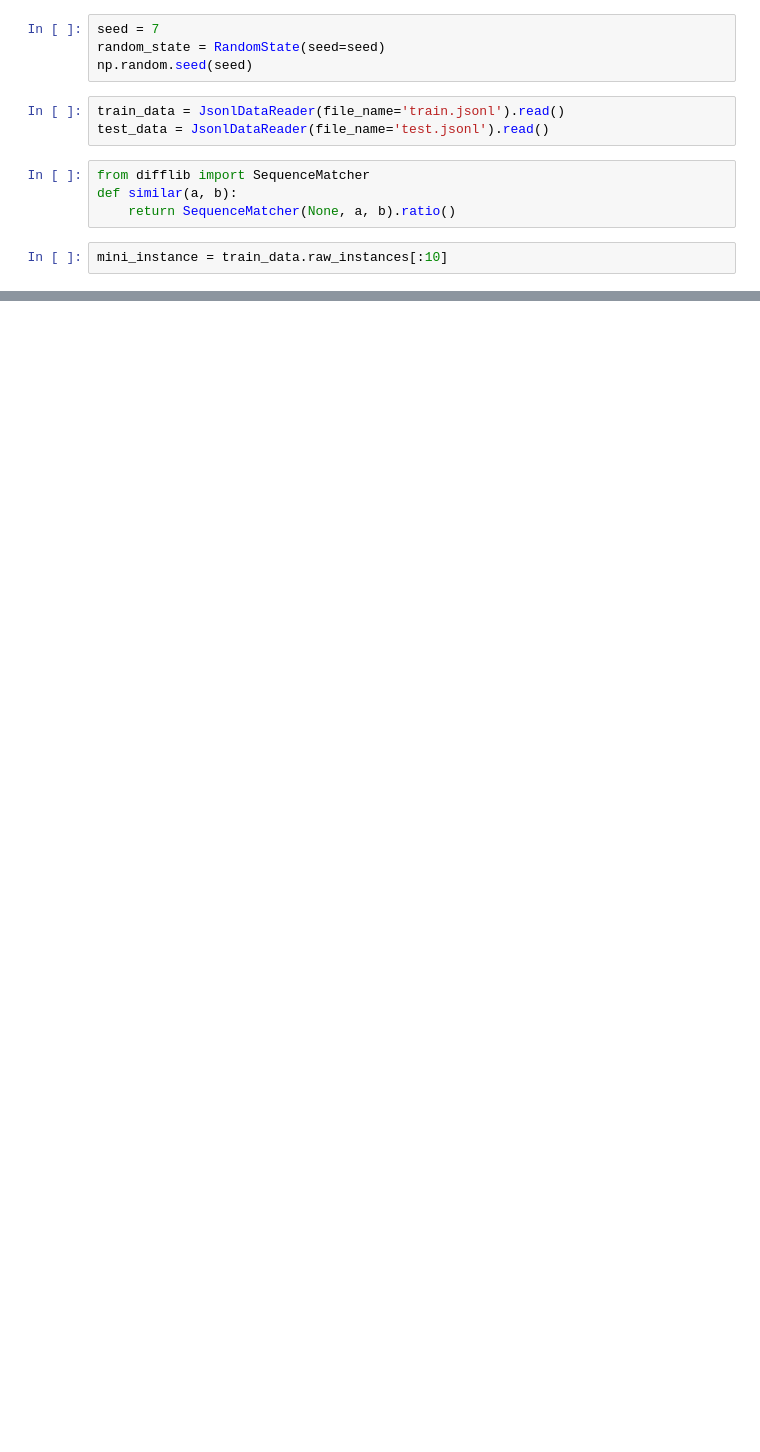
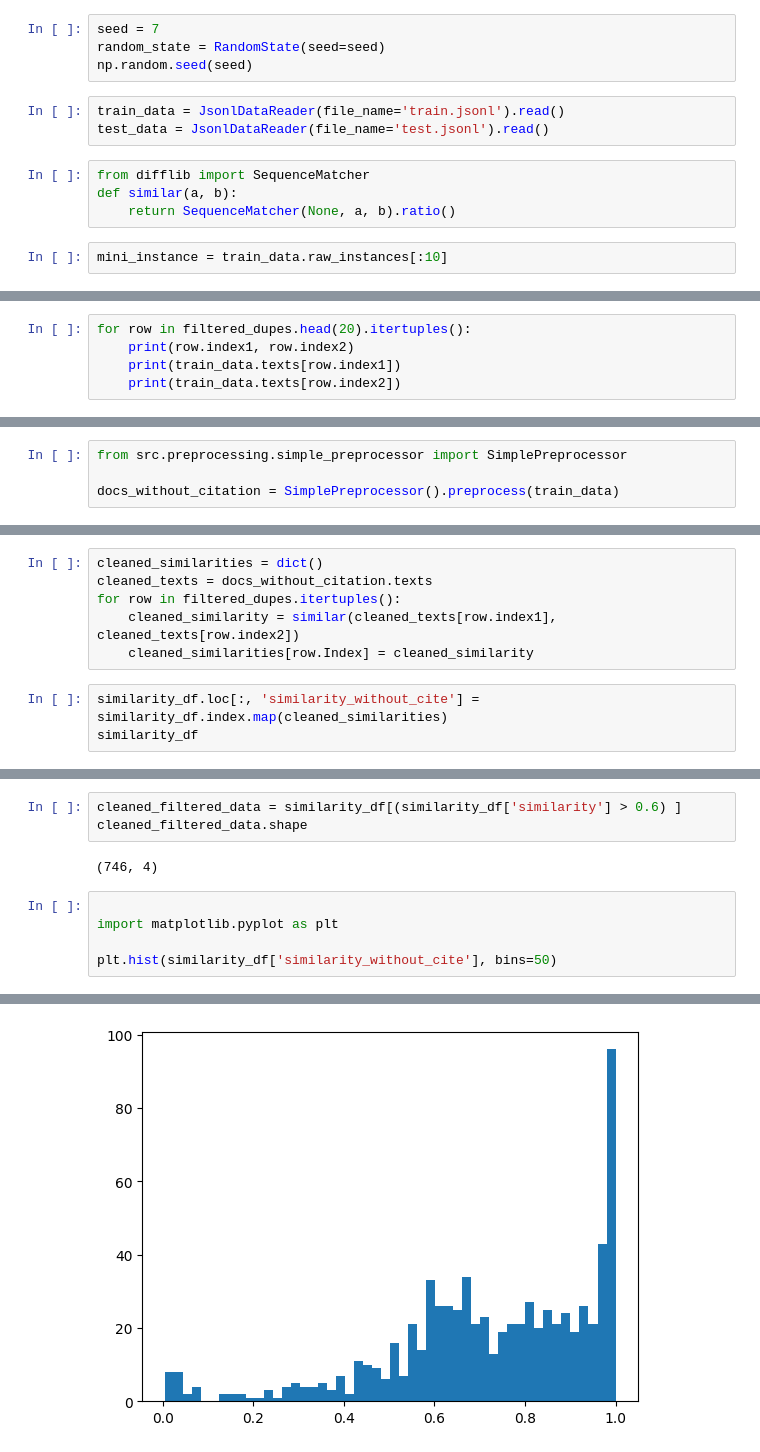
Before and after one commit to melloo21/cs4248, a Jupyter notebook: notebooks/deduplicate.ipynb, the cells around one changed output, grey strips where cells are left out. Saved outputs shown, nothing was run; the diff lists cells and outputs as text; blank space fills up the shorter version.

```diff
--- a/notebooks/deduplicate.ipynb
+++ b/notebooks/deduplicate.ipynb
@@ -35,0 +113,5 @@ similiarity_df.to_csv(PathGetter.get_data_directory()/'similiarity.csv', index=T
+# %%
+for row in filtered_dupes.head(20).itertuples():
+    print(row.index1, row.index2)
+    print(train_data.texts[row.index1])
+    print(train_data.texts[row.index2])
@@ -35,0 +136,4 @@ similiarity_df.to_csv(PathGetter.get_data_directory()/'similiarity.csv', index=T
+# %%
+from src.preprocessing.simple_preprocessor import SimplePreprocessor
+
+docs_without_citation = SimplePreprocessor().preprocess(train_data)
@@ -35,0 +150,9 @@ similiarity_df.to_csv(PathGetter.get_data_directory()/'similiarity.csv', index=T
+# %%
+cleaned_similarities = dict()
+cleaned_texts = docs_without_citation.texts
+for row in filtered_dupes.itertuples():
+    cleaned_similarity = similar(cleaned_texts[row.index1], cleaned_texts[row.index2])
+    cleaned_similarities[row.Index] = cleaned_similarity
+# %%
+similarity_df.loc[:, 'similarity_without_cite'] = similarity_df.index.map(cleaned_similarities)
+similarity_df
@@ -35,0 +173,11 @@ similiarity_df.to_csv(PathGetter.get_data_directory()/'similiarity.csv', index=T
+# %%
+cleaned_filtered_data = similarity_df[(similarity_df['similarity'] > 0.6) ]
+cleaned_filtered_data.shape
+# %% [output]
+(746, 4)
+# %%
+
+import matplotlib.pyplot as plt
+
+plt.hist(similarity_df['similarity_without_cite'], bins=50)
+# %% [output]
@@ -35,0 +200 @@ similiarity_df.to_csv(PathGetter.get_data_directory()/'similiarity.csv', index=T
+[figure, added]
```
Also changed, not shown: parts of 17 cells of this notebook.
